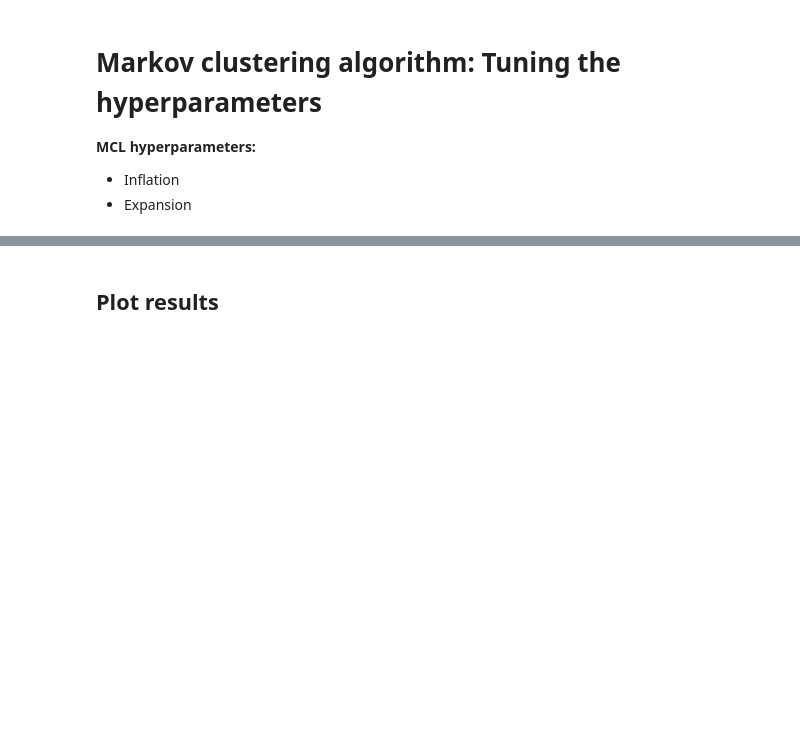
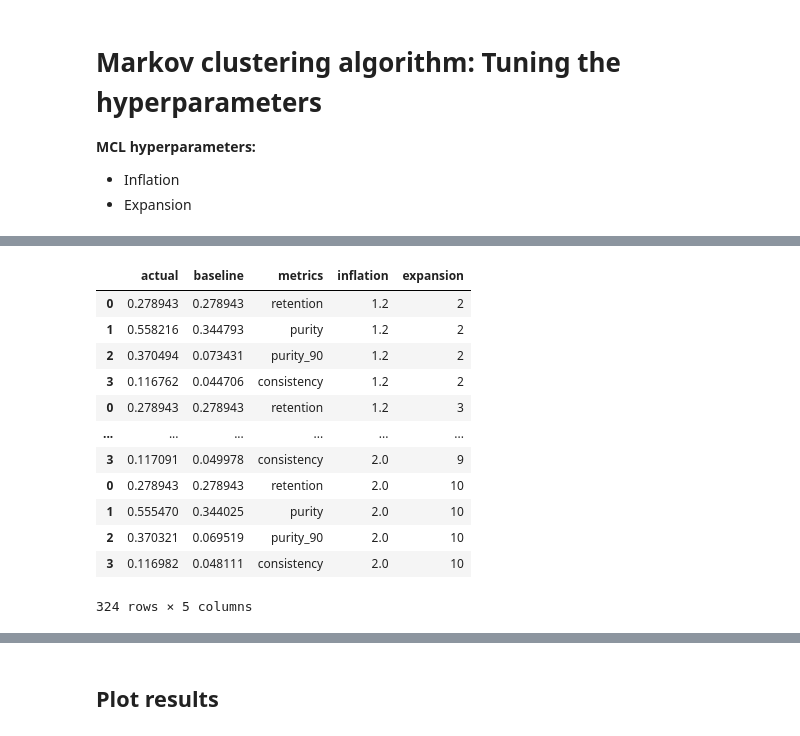
Before and after one commit to svalkiers/clusTCR, a Jupyter notebook: analysis/mcl_hyperparameters.ipynb, the cells around one changed output, grey strips where cells are left out. Cells and saved outputs as stored; diff of their text form; code cells hidden in the pictures; blank space fills up the shorter version.

```diff
--- a/analysis/mcl_hyperparameters.ipynb
+++ b/analysis/mcl_hyperparameters.ipynb
@@ -22,17 +20,17 @@ plt.style.use(['seaborn-white', 'seaborn-paper'])
 plt.rc('font', family='serif')
 sns.set_palette('Set1')
 sns.set_context('paper', font_scale=1.3)    # single-column figure
-# %%
-# Data
-cdr3 = vdj_cdr3()
-epitopes = vdj_epitopes()
-
-mcl = Clustering(cdr3, method='mcl')
+# %%
+# Data
+cdr3 = datasets.vdjdb_beta()
+epitopes = datasets.vdjdb_beta(epitopes=True)
 # %%
+import time
+
 # Generate list of hyperparameter pairs to test
 params = []
-param_1 = [1.2, 1.3, 1.4, 1.5]
-param_2 = np.round(np.arange(2,10,1),0)
+param_1 = np.round(np.arange(1.2,2.1,0.1),1)
+param_2 = np.round(np.arange(2,11,1),0)
 for i in param_1:
     for j in param_2:
         params.append([i, j])
@@ -40,14 +38,19 @@ for i in param_1:
 # Scan hyperparameter space
 res = []
 for pair in params:
-    clusters = mcl.get_clusters(mcl_params=pair)
-    metrics = Metrics(clusters, epitopes, name='mcl')
+    t0 = time.time()
+    mcl = Clustering(mcl_params=pair, n_cpus=8).fit(cdr3)
+    t1 = time.time()
+    print(t1-t0)
+    clusters = mcl.clusters_df
+    metrics = mcl.metrics(epitopes)
     summ = metrics.summary()
-    summ['inflation'] = [pair[0]] * len(summ)
-    summ['expansion'] = [pair[1]] * len(summ)
+    summ['inflation'] = pair[0]
+    summ['expansion'] = pair[1]
+    summ['time'] = t1 - t0
     res.append(summ)
 
 # Write output to file
 res = pd.concat(res)
-res.to_csv('../results/mcl_hyperparameters.tsv', sep='\t', index=False)
+res.to_csv('./results/mcl_hyperparameters.tsv', sep='\t', index=False)
 # %% [output]
@@ -84,0 +74,16 @@ See the caveats in the documentation: https://pandas.pydata.org/pandas-docs/stab
+# %%
+res
+# %% [output]
+|  | actual | baseline | metrics | inflation | expansion |
+| 0 | 0.278943 | 0.278943 | retention | 1.2 | 2 |
+| 1 | 0.558216 | 0.344793 | purity | 1.2 | 2 |
+| 2 | 0.370494 | 0.073431 | purity_90 | 1.2 | 2 |
+| 3 | 0.116762 | 0.044706 | consistency | 1.2 | 2 |
+| 0 | 0.278943 | 0.278943 | retention | 1.2 | 3 |
+| ... | ... | ... | ... | ... | ... |
+| 3 | 0.117091 | 0.049978 | consistency | 2.0 | 9 |
+| 0 | 0.278943 | 0.278943 | retention | 2.0 | 10 |
+| 1 | 0.555470 | 0.344025 | purity | 2.0 | 10 |
+| 2 | 0.370321 | 0.069519 | purity_90 | 2.0 | 10 |
+| 3 | 0.116982 | 0.048111 | consistency | 2.0 | 10 |
+324 rows × 5 columns
```
Also changed, not shown: parts of 5 cells of this notebook, 1 other file.
